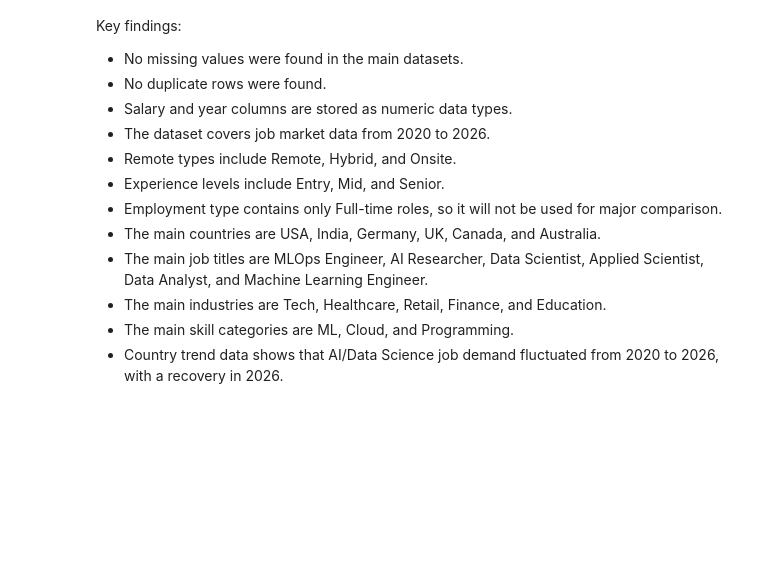
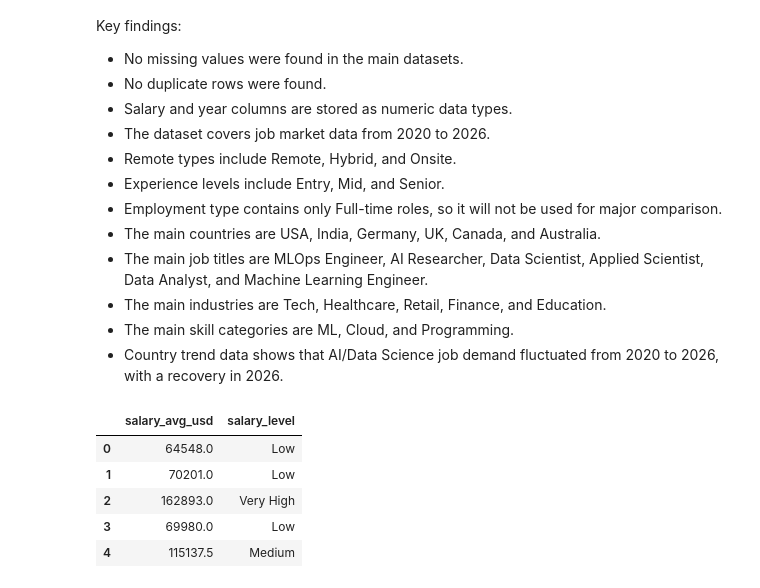
Before and after one commit to Charith-01/Global-AI-Data-Science-Skills-and-Salary-Trends, a Jupyter notebook: notebooks/01_data_loading_and_exploration.ipynb, the cells around one changed output. Drawn from its saved outputs; the diff is of its cells as text; code cells hidden in the pictures; blank space fills up the shorter version.

```diff
--- a/notebooks/01_data_loading_and_exploration.ipynb
+++ b/notebooks/01_data_loading_and_exploration.ipynb
@@ -340,3 +340,24 @@ Key findings:
 - The main industries are Tech, Healthcare, Retail, Finance, and Education.
 - The main skill categories are ML, Cloud, and Programming.
 - Country trend data shows that AI/Data Science job demand fluctuated from 2020 to 2026, with a recovery in 2026.
+# %%
+def categorize_salary(salary):
+    if salary < 80000:
+        return "Low"
+    elif salary < 120000:
+        return "Medium"
+    elif salary < 150000:
+        return "High"
+    else:
+        return "Very High"
+
+ai_jobs["salary_level"] = ai_jobs["salary_avg_usd"].apply(categorize_salary)
+
+ai_jobs[["salary_avg_usd", "salary_level"]].head()
+# %% [output]
+|  | salary_avg_usd | salary_level |
+| 0 | 64548.0 | Low |
+| 1 | 70201.0 | Low |
+| 2 | 162893.0 | Very High |
+| 3 | 69980.0 | Low |
+| 4 | 115137.5 | Medium |
```
Also changed, not shown: parts of 2 cells of this notebook.
